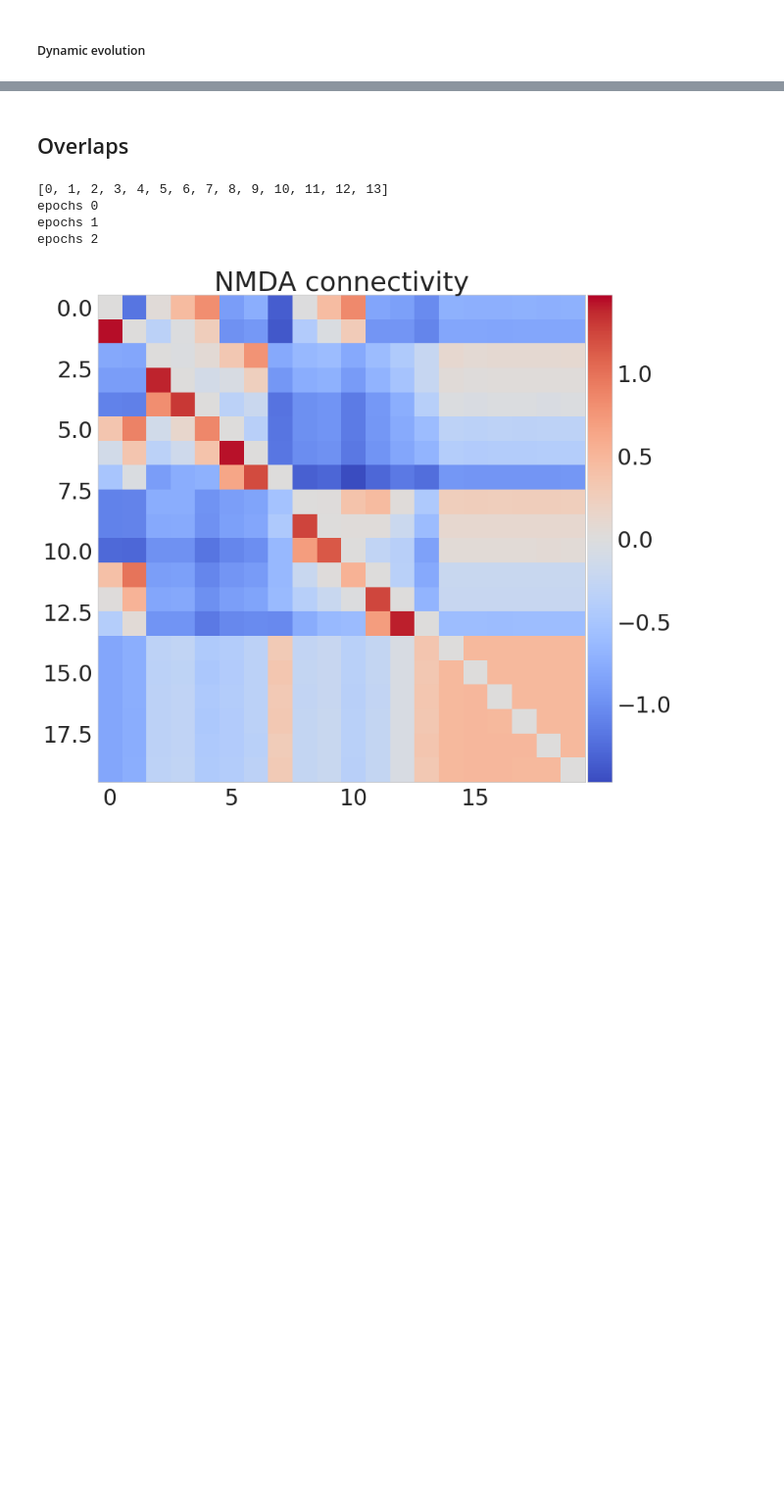
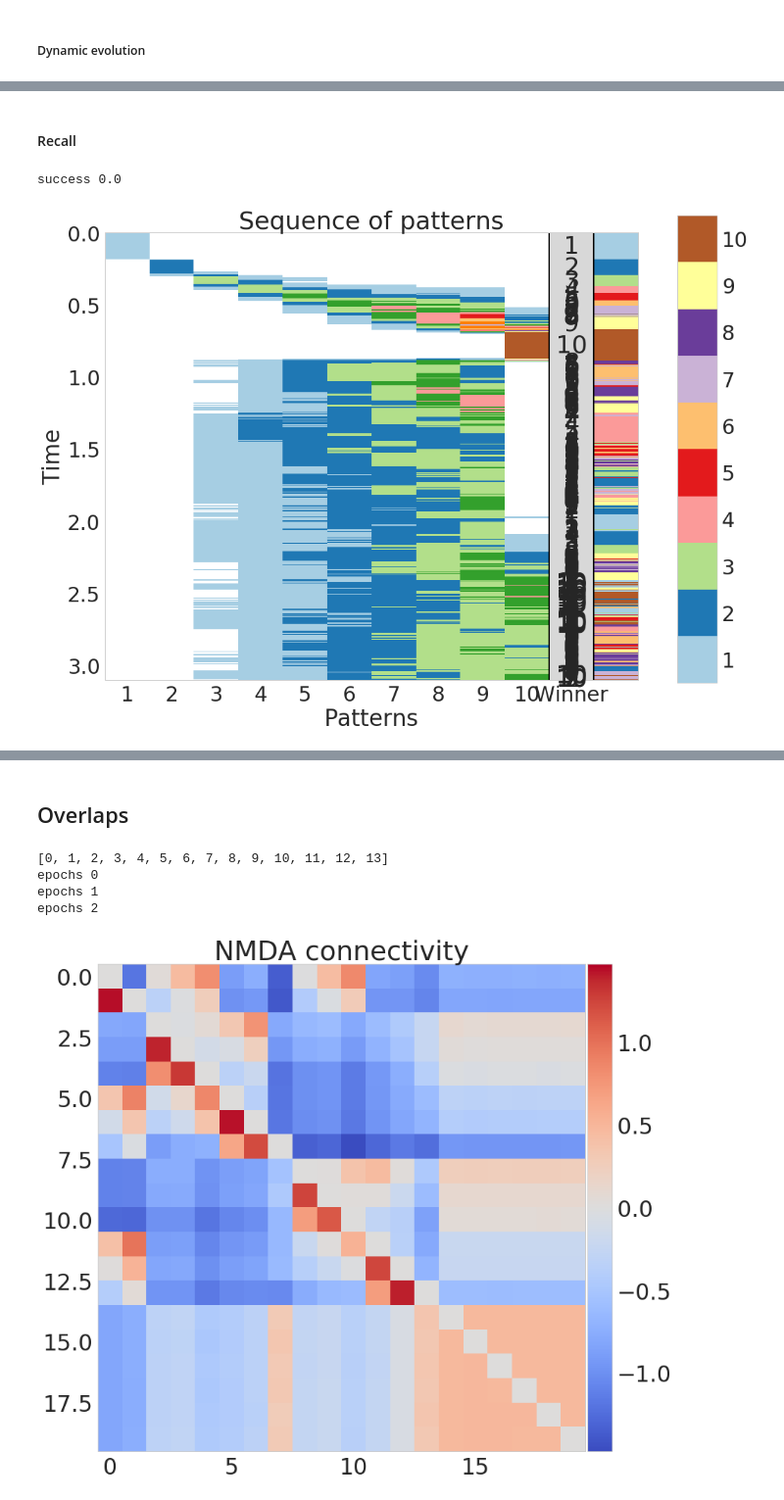
Before and after one commit to h-mayorquin/BCPNN_sequences, a Jupyter notebook: jupyter/Simple Example.ipynb, the cells around one changed output, grey strips where cells are left out. Shown at 98% size. Cells and saved outputs as stored; diff of their text form; code cells hidden in the pictures; blank space fills up the shorter version.

```diff
--- a/jupyter/Simple Example.ipynb
+++ b/jupyter/Simple Example.ipynb
@@ -85,0 +87,16 @@ plot_state_variables_vs_time(manager, traces_to_plot=[0, 1, 2])
+# %% [markdown]
+#### Recall
+# %%
+T_recall = 3.0
+T_cue = 0.100
+sequences = [patterns_indexes]
+I_cue = 0.0
+n = 1
+
+aux = calculate_recall_time_quantities(manager, T_recall, T_cue, n, sequences)
+total_sequence_time, mean, std, success, timings = aux
+plot_winning_pattern(manager)
+print('success', success)
+# %% [output]
+success 0.0
+[figure, added]
```
Also changed, not shown: parts of 8 cells of this notebook, 4 other files.
